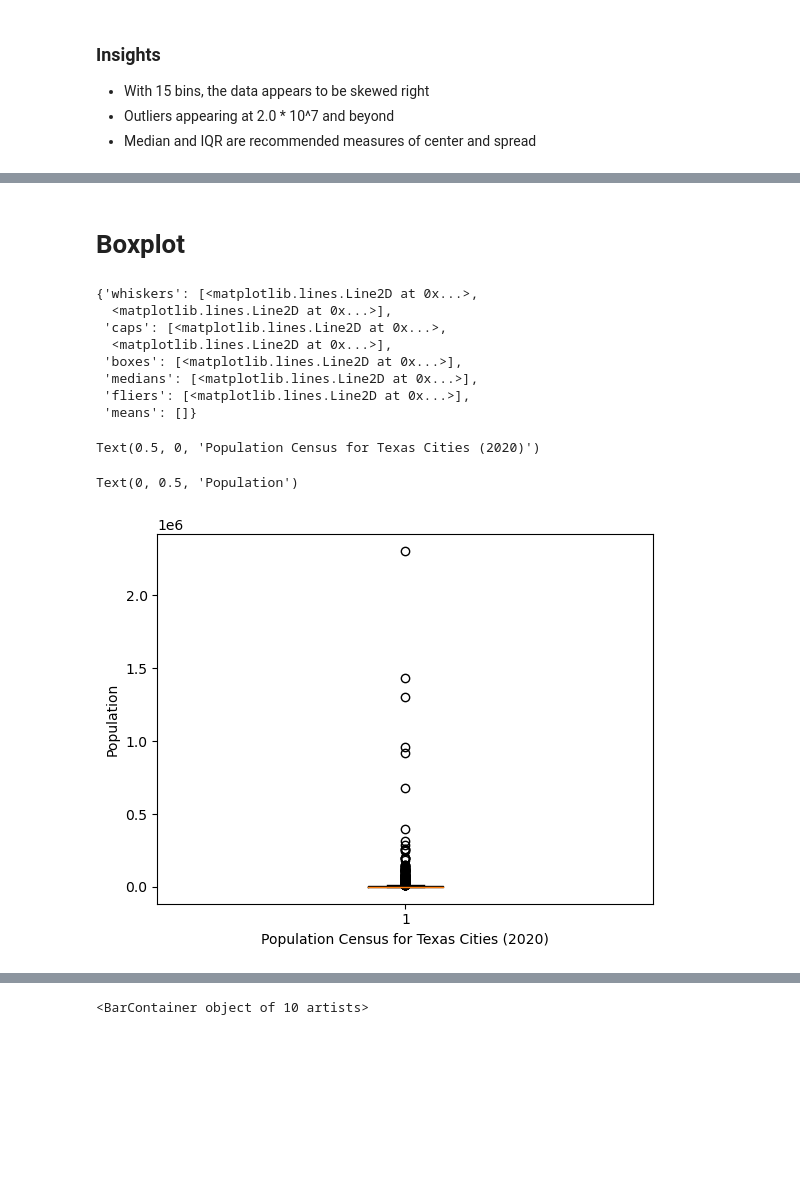
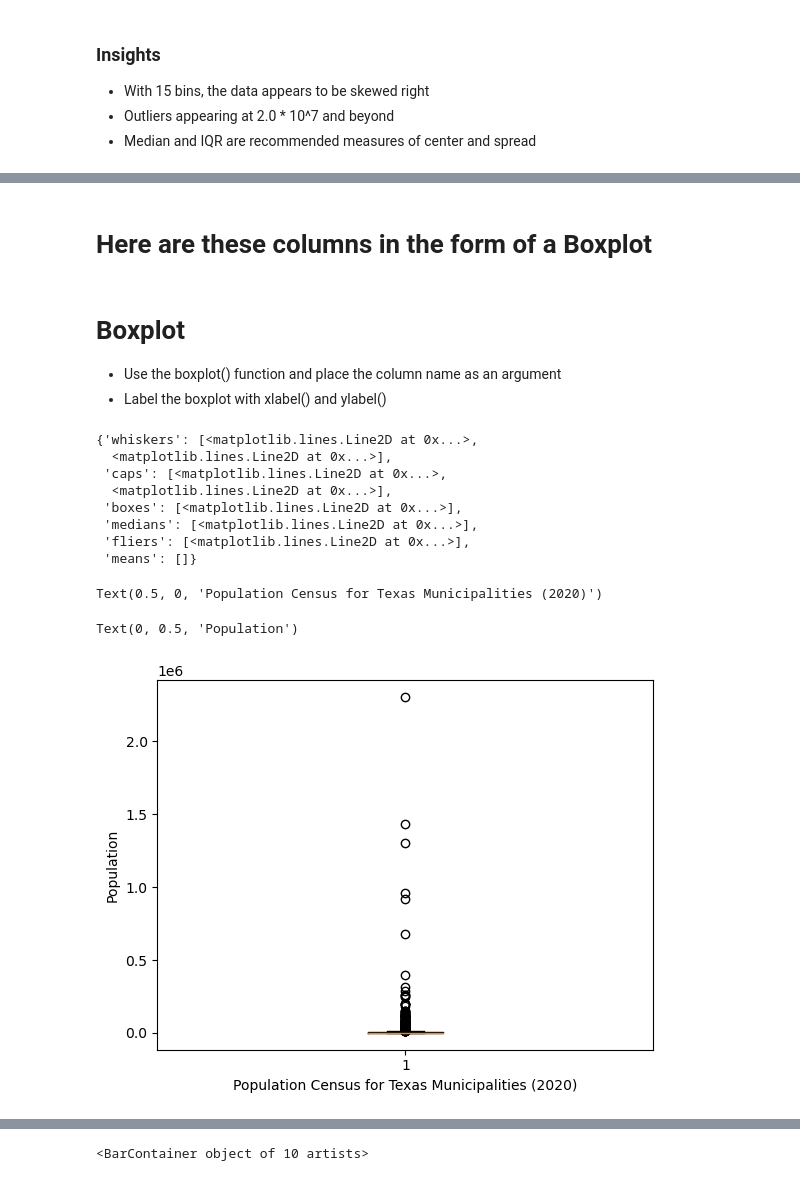
Before and after one commit to ZacharySoo01/I310D_DataCuration-Analysis, a Jupyter notebook: zks273_assignment7.ipynb, the cells around one changed output, grey strips where cells are left out. Drawn from its saved outputs; the diff is of its cells as text; code cells hidden in the pictures; blank space fills up the shorter version.

```diff
--- a/zks273_assignment7.ipynb
+++ b/zks273_assignment7.ipynb
@@ -223,20 +270,24 @@ Text(0, 0.5, 'Frequency')
+# %% [markdown]
+# Here are these columns in the form of a Boxplot
 # %% [markdown]
 # Boxplot
+- Use the boxplot() function and place the column name as an argument
+- Label the boxplot with xlabel() and ylabel()
 # %%
 plt.boxplot(pop_census)
 
-plt.xlabel("Population Census for Texas Cities (2020)")
+plt.xlabel("Population Census for Texas Municipalities (2020)")
 plt.ylabel("Population")
 # %% [output]
 {'whiskers': [<matplotlib.lines.Line2D at 0x...>,
   <matplotlib.lines.Line2D at 0x...>],
  'caps': [<matplotlib.lines.Line2D at 0x...>,
   <matplotlib.lines.Line2D at 0x...>],
  'boxes': [<matplotlib.lines.Line2D at 0x...>],
  'medians': [<matplotlib.lines.Line2D at 0x...>],
  'fliers': [<matplotlib.lines.Line2D at 0x...>],
  'means': []}
-Text(0.5, 0, 'Population Census for Texas Cities (2020)')
+Text(0.5, 0, 'Population Census for Texas Municipalities (2020)')
 Text(0, 0.5, 'Population')
-[figure, old version]
+[figure, new version]
 # %% [markdown]
```
Also changed, not shown: parts of 22 cells of this notebook.
